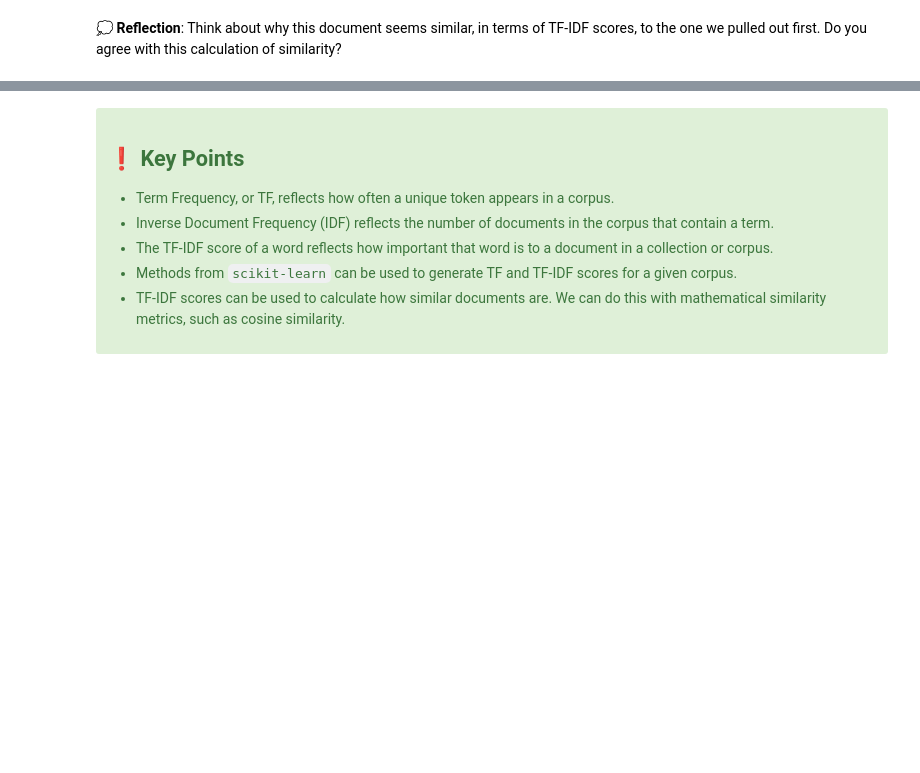
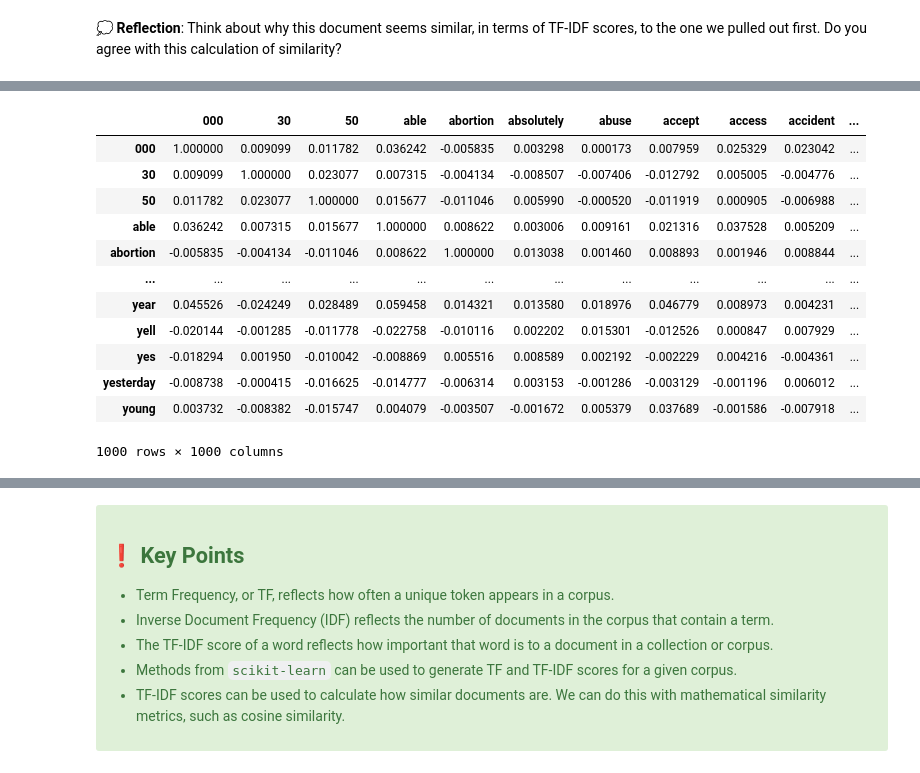
Before and after one commit to dlab-berkeley/Data-Science-Social-Justice, a Jupyter notebook: lessons/week-4/4_TF-IDF_Workshop.ipynb, the cells around one changed output, grey strips where cells are left out. Saved outputs shown, nothing was run; the diff lists cells and outputs as text; code cells hidden in the pictures; blank space fills up the shorter version.

```diff
--- a/lessons/week-4/4_TF-IDF_Workshop.ipynb
+++ b/lessons/week-4/4_TF-IDF_Workshop.ipynb
@@ -271,6 +328,7 @@ from sklearn.feature_extraction.text import TfidfVectorizer
 
 # Settings that you use for count vectorizer will go here
 tfidf_vectorizer = TfidfVectorizer(max_df=0.85,
+                                   max_features=1000,
                                    decode_error='ignore',
                                    stop_words='english',
                                    smooth_idf=True,
@@ -338,0 +498,18 @@ similar_df['text'].iloc[1]
+# %%
+corr = tfidf_df.corr()
+# %%
+corr
+# %% [output]
+|  | 000 | 30 | 50 | able | abortion | absolutely | abuse | accept | access | accident | ... |
+| 000 | 1.000000 | 0.009099 | 0.011782 | 0.036242 | -0.005835 | 0.003298 | 0.000173 | 0.007959 | 0.025329 | 0.023042 | ... |
+| 30 | 0.009099 | 1.000000 | 0.023077 | 0.007315 | -0.004134 | -0.008507 | -0.007406 | -0.012792 | 0.005005 | -0.004776 | ... |
+| 50 | 0.011782 | 0.023077 | 1.000000 | 0.015677 | -0.011046 | 0.005990 | -0.000520 | -0.011919 | 0.000905 | -0.006988 | ... |
+| able | 0.036242 | 0.007315 | 0.015677 | 1.000000 | 0.008622 | 0.003006 | 0.009161 | 0.021316 | 0.037528 | 0.005209 | ... |
+| abortion | -0.005835 | -0.004134 | -0.011046 | 0.008622 | 1.000000 | 0.013038 | 0.001460 | 0.008893 | 0.001946 | 0.008844 | ... |
+| ... | ... | ... | ... | ... | ... | ... | ... | ... | ... | ... | ... |
+| year | 0.045526 | -0.024249 | 0.028489 | 0.059458 | 0.014321 | 0.013580 | 0.018976 | 0.046779 | 0.008973 | 0.004231 | ... |
+| yell | -0.020144 | -0.001285 | -0.011778 | -0.022758 | -0.010116 | 0.002202 | 0.015301 | -0.012526 | 0.000847 | 0.007929 | ... |
+| yes | -0.018294 | 0.001950 | -0.010042 | -0.008869 | 0.005516 | 0.008589 | 0.002192 | -0.002229 | 0.004216 | -0.004361 | ... |
+| yesterday | -0.008738 | -0.000415 | -0.016625 | -0.014777 | -0.006314 | 0.003153 | -0.001286 | -0.003129 | -0.001196 | 0.006012 | ... |
+| young | 0.003732 | -0.008382 | -0.015747 | 0.004079 | -0.003507 | -0.001672 | 0.005379 | 0.037689 | -0.001586 | -0.007918 | ... |
+1000 rows × 1000 columns
```
Also changed, not shown: parts of 32 cells of this notebook, 5 other files.
